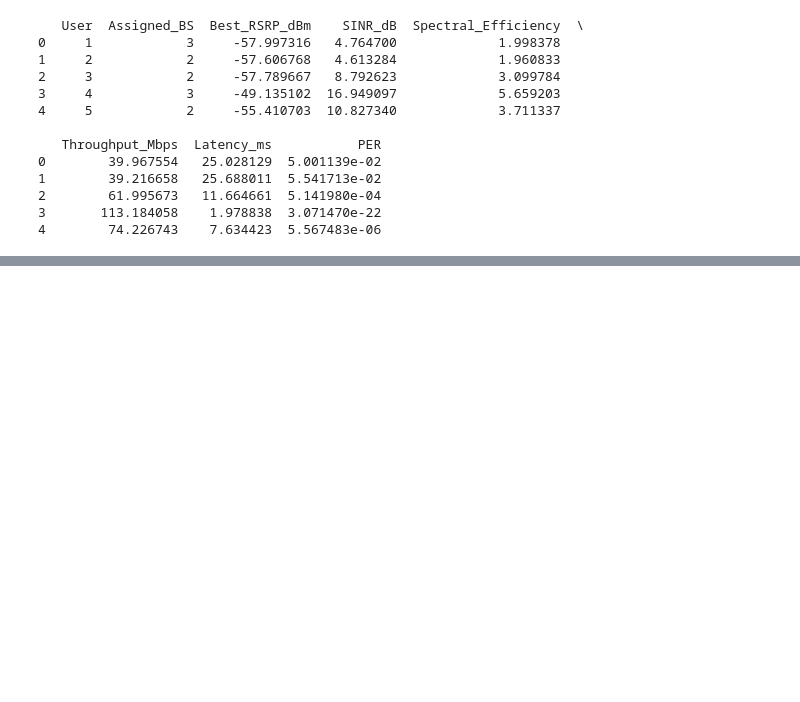
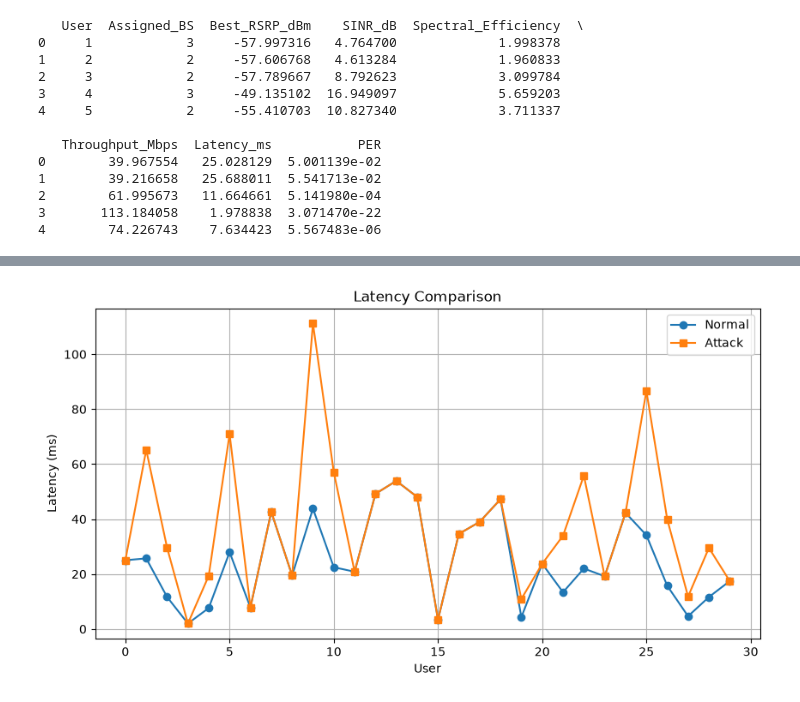
Before and after one commit to Chathuranga630/sionna, a Jupyter notebook: Spoofed_Traffic.ipynb, the cells around one changed output, grey strips where cells are left out. Cells and saved outputs as stored; diff of their text form; code cells hidden in the pictures; blank space fills up the shorter version.

```diff
--- a/Spoofed_Traffic.ipynb
+++ b/Spoofed_Traffic.ipynb
@@ -904,3 +904,11 @@ print(results.head())
 2        61.995673   11.664661  5.141980e-04
 3       113.184058    1.978838  3.071470e-22
 4        74.226743    7.634423  5.567483e-06
+# %%
+# Step 7
+# Save normal network results
+
+normal_throughput = throughput_Mbps.copy()
+normal_latency = latency.copy()
+normal_per = packet_error_rate.copy()
+normal_assignments = assignments_signal.copy()
@@ -906,0 +1019,42 @@ print(results.head())
+# %%
+# New Latency
+attack_latency = np.zeros(len(user_positions))
+
+for i in range(len(user_positions)):
+
+    bs = assignments_signal[i]
+
+    load_factor = attack_cell_load[bs] / cell_load[bs]
+
+    attack_latency[i] = latency[i] * load_factor
+# %%
+# Plot Latency Comparison
+plt.figure(figsize=(10,5))
+
+plt.plot(normal_latency,
+         marker='o',
+         label="Normal")
+
+plt.plot(attack_latency,
+         marker='s',
+         label="Attack")
+
+plt.xlabel("User")
+
+plt.ylabel("Latency (ms)")
+
+plt.title("Latency Comparison")
+
+plt.grid(True)
+
+plt.legend()
+
+plt.savefig(
+    "figures_step7_latency_comparison.png",
+    dpi=300,
+    bbox_inches="tight"
+)
+
+plt.show()
+# %% [output]
+[figure, added]
```
Also changed, not shown: parts of 8 cells of this notebook.
